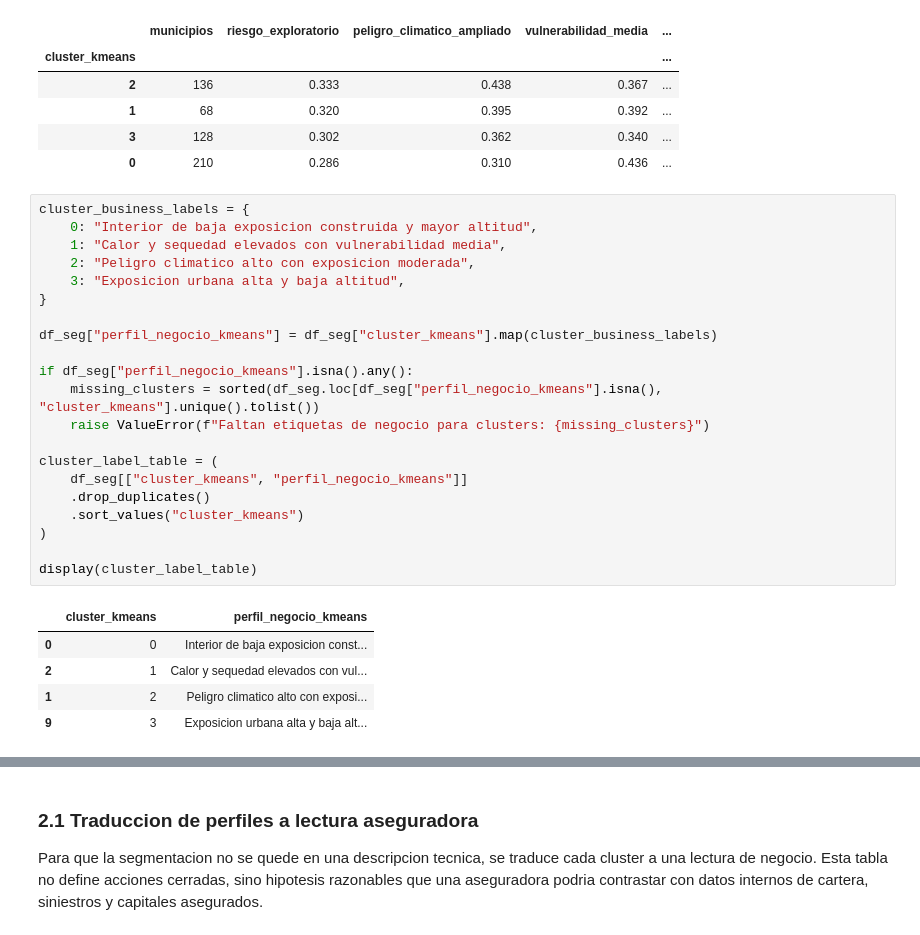
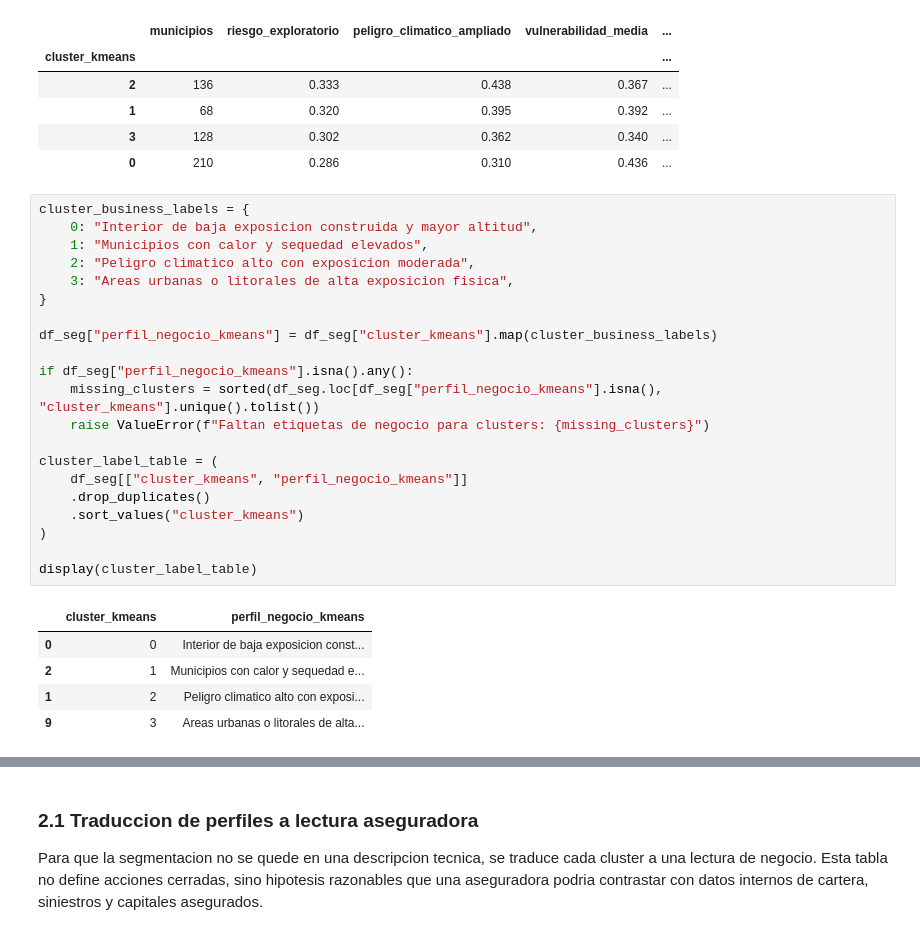
Before and after one commit to gonzalolarriba/modelo-geoespacial-riesgo-climatico, a Jupyter notebook: notebooks/notebook_5_an_negocio.ipynb, the cells around one changed output, grey strips where cells are left out. Saved outputs shown, nothing was run; the diff lists cells and outputs as text.

```diff
--- a/notebooks/notebook_5_an_negocio.ipynb
+++ b/notebooks/notebook_5_an_negocio.ipynb
@@ -225,30 +225,30 @@ display(cluster_business_summary)
 # %%
 cluster_business_labels = {
     0: "Interior de baja exposicion construida y mayor altitud",
-    1: "Calor y sequedad elevados con vulnerabilidad media",
+    1: "Municipios con calor y sequedad elevados",
     2: "Peligro climatico alto con exposicion moderada",
-    3: "Exposicion urbana alta y baja altitud",
+    3: "Areas urbanas o litorales de alta exposicion fisica",
 }
 
 df_seg["perfil_negocio_kmeans"] = df_seg["cluster_kmeans"].map(cluster_business_labels)
 
 if df_seg["perfil_negocio_kmeans"].isna().any():
     missing_clusters = sorted(df_seg.loc[df_seg["perfil_negocio_kmeans"].isna(), "cluster_kmeans"].unique().tolist())
     raise ValueError(f"Faltan etiquetas de negocio para clusters: {missing_clusters}")
 
 cluster_label_table = (
     df_seg[["cluster_kmeans", "perfil_negocio_kmeans"]]
     .drop_duplicates()
     .sort_values("cluster_kmeans")
 )
 
 display(cluster_label_table)
 # %% [output]
 |  | cluster_kmeans | perfil_negocio_kmeans |
 | 0 | 0 | Interior de baja exposicion const... |
-| 2 | 1 | Calor y sequedad elevados con vul... |
+| 2 | 1 | Municipios con calor y sequedad e... |
 | 1 | 2 | Peligro climatico alto con exposi... |
-| 9 | 3 | Exposicion urbana alta y baja alt... |
+| 9 | 3 | Areas urbanas o litorales de alta... |
 # %%
 municipios_representativos = (
     df_seg[
```
Also changed, not shown: parts of 6 cells of this notebook, 2 other files.
